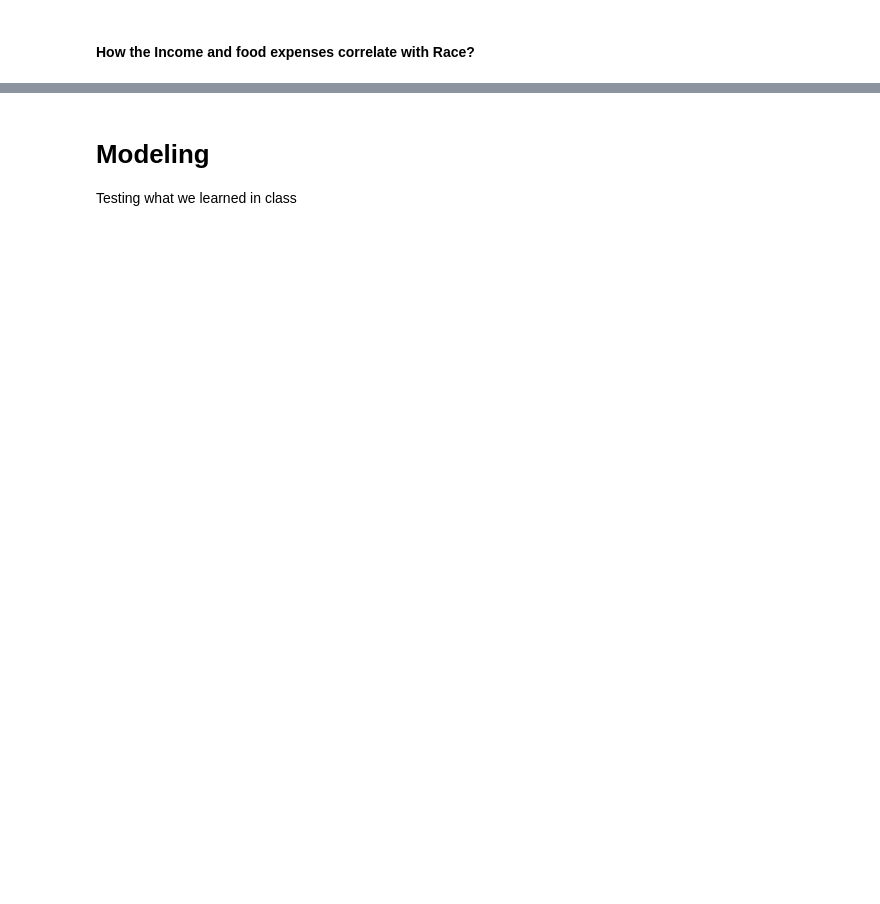
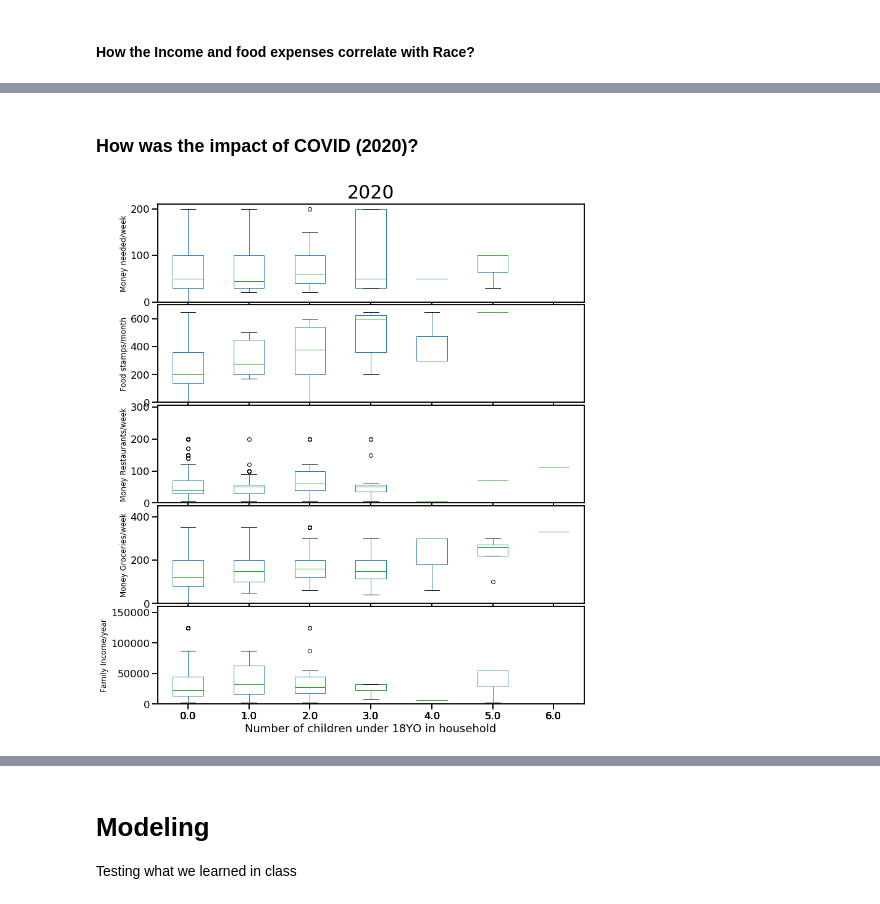
Before and after one commit to astronomilo/foodinsecurity, a Jupyter notebook: Notebooks/EDA_Prep/Team_27_EDA_Prep_20220220.ipynb, the cells around one changed output, grey strips where cells are left out. Saved outputs shown, nothing was run; the diff lists cells and outputs as text; code cells hidden in the pictures; blank space fills up the shorter version.

```diff
--- a/Notebooks/EDA_Prep/Team_27_EDA_Prep_20220207.ipynb
+++ b/Notebooks/EDA_Prep/Team_27_EDA_Prep_20220220.ipynb
@@ -646,0 +734,63 @@ short_2019 = short_2019[short_2019['FOODSTAMPS_AMT_PERMONTH']>0]
+# %% [markdown]
+### How was the impact of COVID (2020)?
+# %%
+cps_csvfile = 'CPS_2020Data_MS.csv'
+cps2020_df = pd.read_csv(cps_path + cps_csvfile)
+cps2020_df = cps2020_df.rename(columns=newnames)
+# %%
+# Households needing to meet food needs
+FoodNeed = cps2020_df[cps2020_df['AMOUNT_NEEDED_TO_MEET_HOUSEHOLD_FOOD_NEED']!=-1]
+FoodNeed = fix_number_children(FoodNeed, 'AMOUNT_NEEDED_TO_MEET_HOUSEHOLD_FOOD_NEED')
+# Food stamps/month:
+FoodStamps = cps2020_df[cps2020_df['FOODSTAMPS_AMT_PERMONTH']>0]
+FoodStamps = FoodStamps[FoodStamps['NUMBER_OWN_CHILDREN']<6]
+FoodStamps = fix_number_children(FoodStamps, 'FOODSTAMPS_AMT_PERMONTH')
+# Purchases in Restaurants /week
+FoodRest = cps2020_df[cps2020_df['HOUSEHOLD_PURCHASES_RESTAURANTS']>=0]
+FoodRest = fix_number_children(FoodRest, 'HOUSEHOLD_PURCHASES_RESTAURANTS')
+# Purchases in Groceries / week
+FoodGroc = cps2020_df[cps2020_df['HOUSEHOLD_PURCHASES_GROCERIES']>=0]
+FoodGroc = fix_number_children(FoodGroc, 'HOUSEHOLD_PURCHASES_GROCERIES')
+# Family Income
+FamInc = cps2020_df[cps2020_df['AMOUNT_NEEDED_TO_MEET_HOUSEHOLD_FOOD_NEED']!=-1]
+FamInc = FamInc.replace({"FAMILY_INCOME": Dict_Family_Income})
+FamInc = fix_number_children(FamInc, 'FAMILY_INCOME')
+# MAKE THE PLOT
+fig, (ax1, ax2, ax3, ax4, ax5) = plt.subplots(5, sharex=True, figsize=(12,15))
+fig.subplots_adjust(0,0,1,1,0,0.03) # This removes space between plots
+# Money needed/week:
+FoodNeed.boxplot(column='AMOUNT_NEEDED_TO_MEET_HOUSEHOLD_FOOD_NEED',
+                 by='NUMBER_OWN_CHILDREN',grid=False, ax=ax1)
+ax1.set_ylabel('Money needed/week', fontsize=12)
+ax1.set_title('')
+ax1.set_ylim(0,210)
+# Food stamps/month:
+FoodStamps.boxplot(column='FOODSTAMPS_AMT_PERMONTH',
+                 by='NUMBER_OWN_CHILDREN',grid=False, ax=ax2)
+ax2.set_ylabel('Food stamps/month', fontsize=12)
+ax2.set_title('')
+ax2.set_ylim(0,700)
+# Purchase Restaurants
+FoodRest.boxplot(column='HOUSEHOLD_PURCHASES_RESTAURANTS',
+                 by='NUMBER_OWN_CHILDREN',grid=False,ax=ax3)
+ax3.set_ylabel('Money Restaurants/week', fontsize=12)
+ax3.set_title('')
+ax3.set_ylim(0,305)
+# Purchases in Groceries / week
+FoodGroc.boxplot(column='HOUSEHOLD_PURCHASES_GROCERIES',
+                 by='NUMBER_OWN_CHILDREN',grid=False,ax=ax4)
+ax4.set_ylabel('Money Groceries/week', fontsize=12)
+ax4.set_title('')
+ax4.set_ylim(0,450)
+# Family Income
+FamInc.boxplot(column='FAMILY_INCOME',
+                 by='NUMBER_OWN_CHILDREN',grid=False, ax=ax5)
+ax5.set_ylabel('Family Income/year', fontsize=12)
+ax5.set_title('')
+ax5.set_ylim(0,160000)
+ax5.set_xlabel('Number of children under 18YO in household')
+
+fig.suptitle('2020',y=0.93, fontsize=30)
+plt.show()
+# %% [output]
+[figure, added]
```
Also changed, not shown: parts of 8 cells of this notebook.
